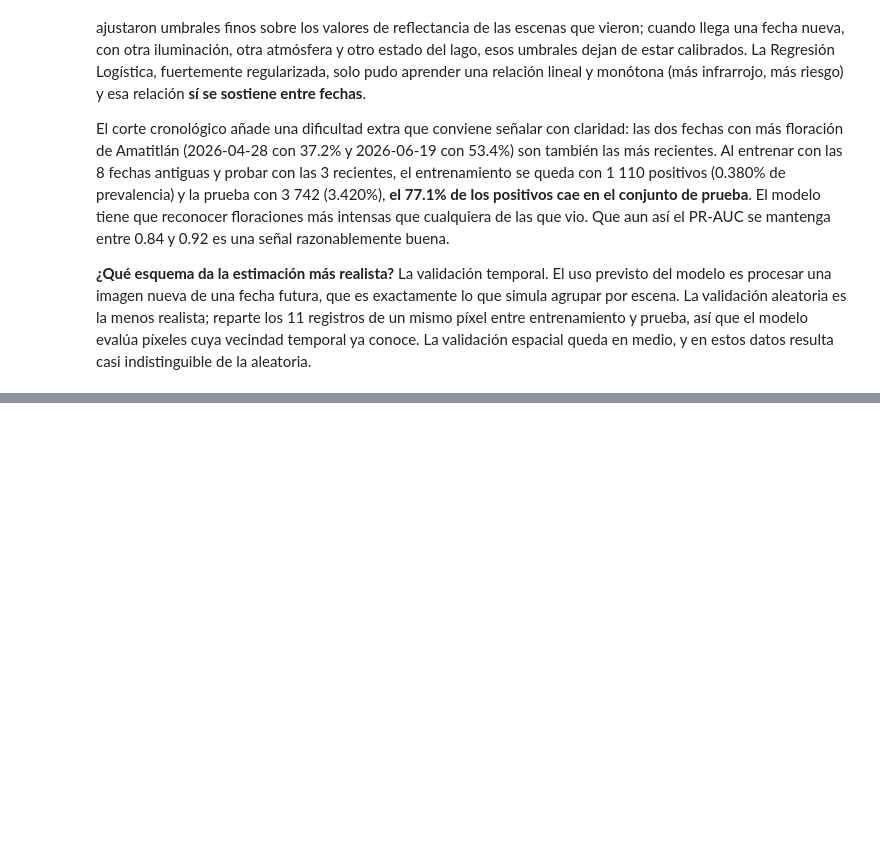
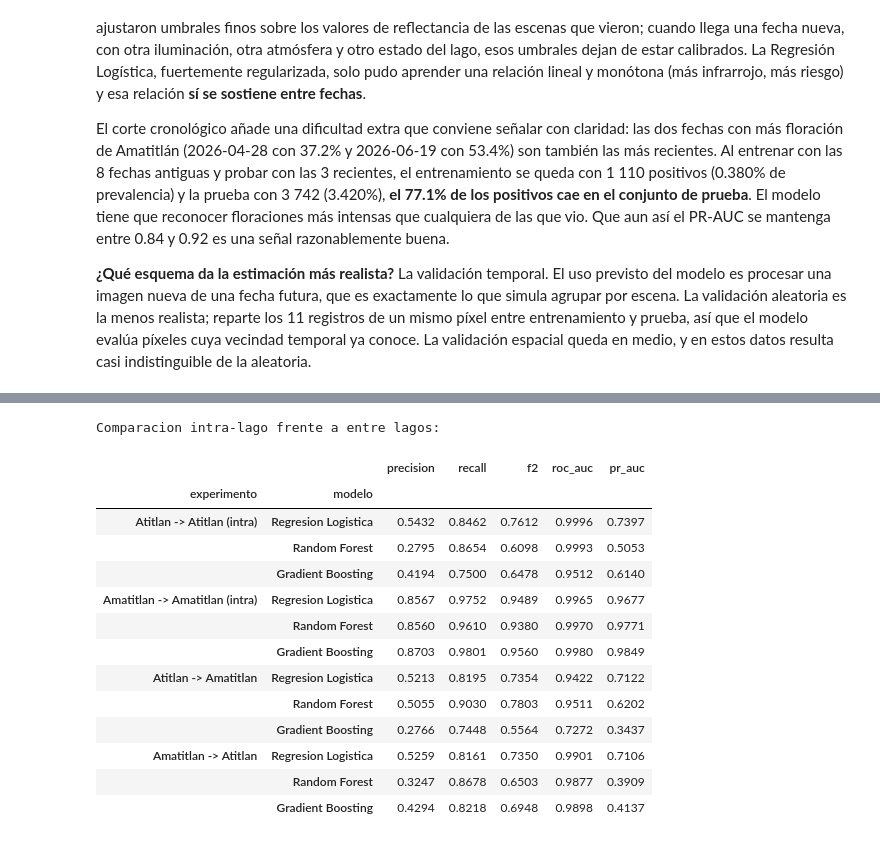
Before and after one commit to Tunchxz/CC3084-Laboratorio-4, a Jupyter notebook: notebooks/04_modelos_cianobacteria.ipynb, the cells around one changed output, grey strips where cells are left out. Drawn from its saved outputs; the diff is of its cells as text; code cells hidden in the pictures; blank space fills up the shorter version.

```diff
--- a/notebooks/04_modelos_cianobacteria.ipynb
+++ b/notebooks/04_modelos_cianobacteria.ipynb
@@ -719,0 +769,41 @@ El corte cronológico añade una dificultad extra que conviene señalar con clar
+# %%
+# Referencia intra-lago: entrenar y probar dentro del mismo lago, con particion aleatoria.
+intra = []
+for lago in LAGOS:
+    sub = datos[datos["lago"] == lago]
+    Xi, yi = sub[dml.PREDICTORES], sub["y_alta"]
+    Xi_ent, Xi_pru, yi_ent, yi_pru = train_test_split(
+        Xi, yi, test_size=0.30, stratify=yi, random_state=SEMILLA
+    )
+    for nombre_modelo, (estimador, rejilla) in configuraciones.items():
+        modelo_intra = GridSearchCV(
+            estimador, rejilla, scoring="average_precision", cv=cv_interna, n_jobs=1
+        ).fit(Xi_ent, yi_ent).best_estimator_
+        proba = modelo_intra.predict_proba(Xi_pru)[:, 1]
+        umbral, _ = umbral_optimo(yi_pru, proba)
+        intra.append(metricas(nombre_modelo, yi_pru, proba, umbral=umbral,
+                              extra={"experimento": f"{lago} -> {lago} (intra)"}))
+
+intra = pd.DataFrame(intra).set_index(["experimento", "modelo"])
+
+generalizacion = pd.concat([intra, cruzados])[
+    ["precision", "recall", "f2", "roc_auc", "pr_auc"]
+]
+print("Comparacion intra-lago frente a entre lagos:\n")
+generalizacion.round(4)
+# %% [output]
+Comparacion intra-lago frente a entre lagos:
+|  |  | precision | recall | f2 | roc_auc | pr_auc |
+| experimento | modelo |  |  |  |  |  |
+| Atitlan -> Atitlan (intra) | Regresion Logistica | 0.5432 | 0.8462 | 0.7612 | 0.9996 | 0.7397 |
+|  | Random Forest | 0.2795 | 0.8654 | 0.6098 | 0.9993 | 0.5053 |
+|  | Gradient Boosting | 0.4194 | 0.7500 | 0.6478 | 0.9512 | 0.6140 |
+| Amatitlan -> Amatitlan (intra) | Regresion Logistica | 0.8567 | 0.9752 | 0.9489 | 0.9965 | 0.9677 |
+|  | Random Forest | 0.8560 | 0.9610 | 0.9380 | 0.9970 | 0.9771 |
+|  | Gradient Boosting | 0.8703 | 0.9801 | 0.9560 | 0.9980 | 0.9849 |
+| Atitlan -> Amatitlan | Regresion Logistica | 0.5213 | 0.8195 | 0.7354 | 0.9422 | 0.7122 |
+|  | Random Forest | 0.5055 | 0.9030 | 0.7803 | 0.9511 | 0.6202 |
+|  | Gradient Boosting | 0.2766 | 0.7448 | 0.5564 | 0.7272 | 0.3437 |
+| Amatitlan -> Atitlan | Regresion Logistica | 0.5259 | 0.8161 | 0.7350 | 0.9901 | 0.7106 |
+|  | Random Forest | 0.3247 | 0.8678 | 0.6503 | 0.9877 | 0.3909 |
+|  | Gradient Boosting | 0.4294 | 0.8218 | 0.6948 | 0.9898 | 0.4137 |
```
Also changed, not shown: parts of 4 cells of this notebook.
